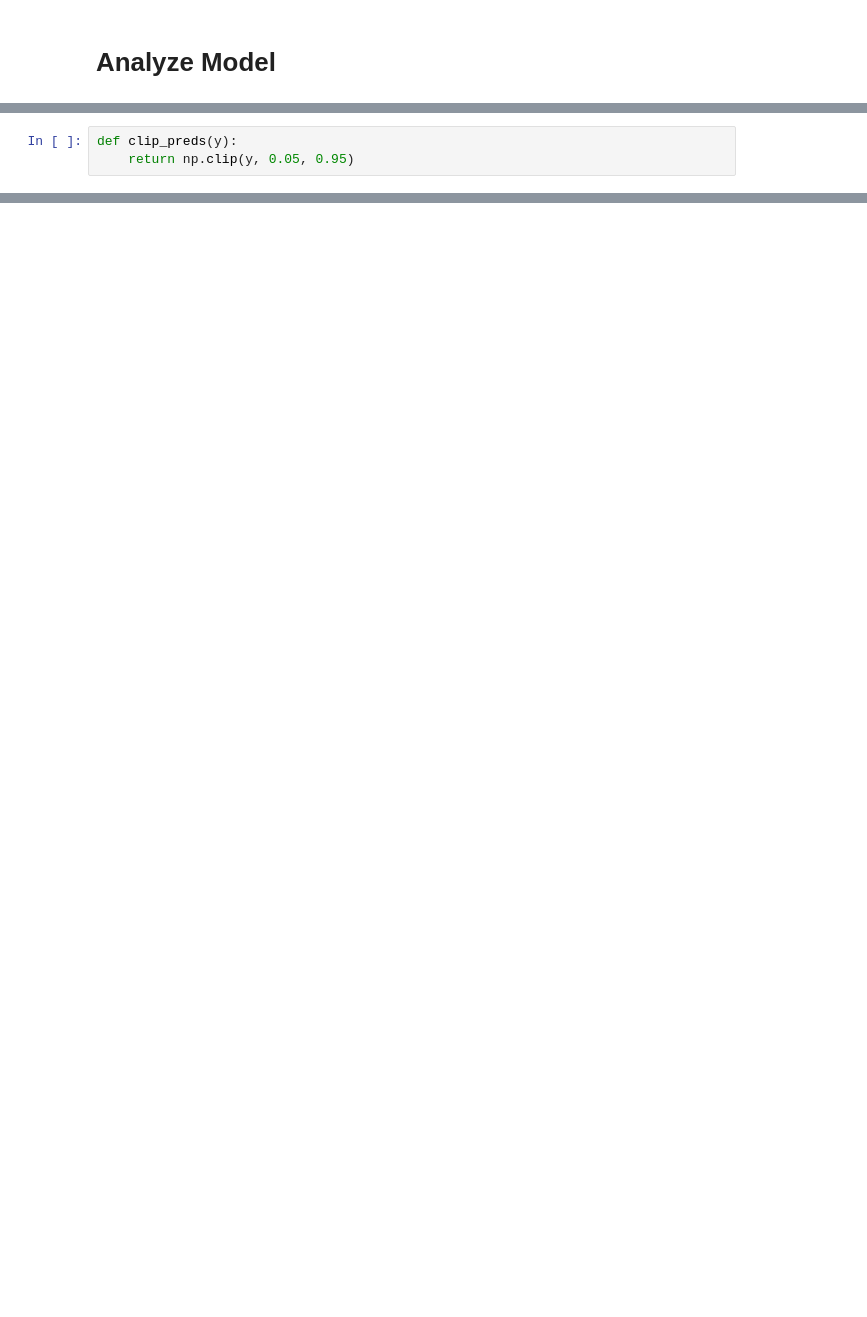
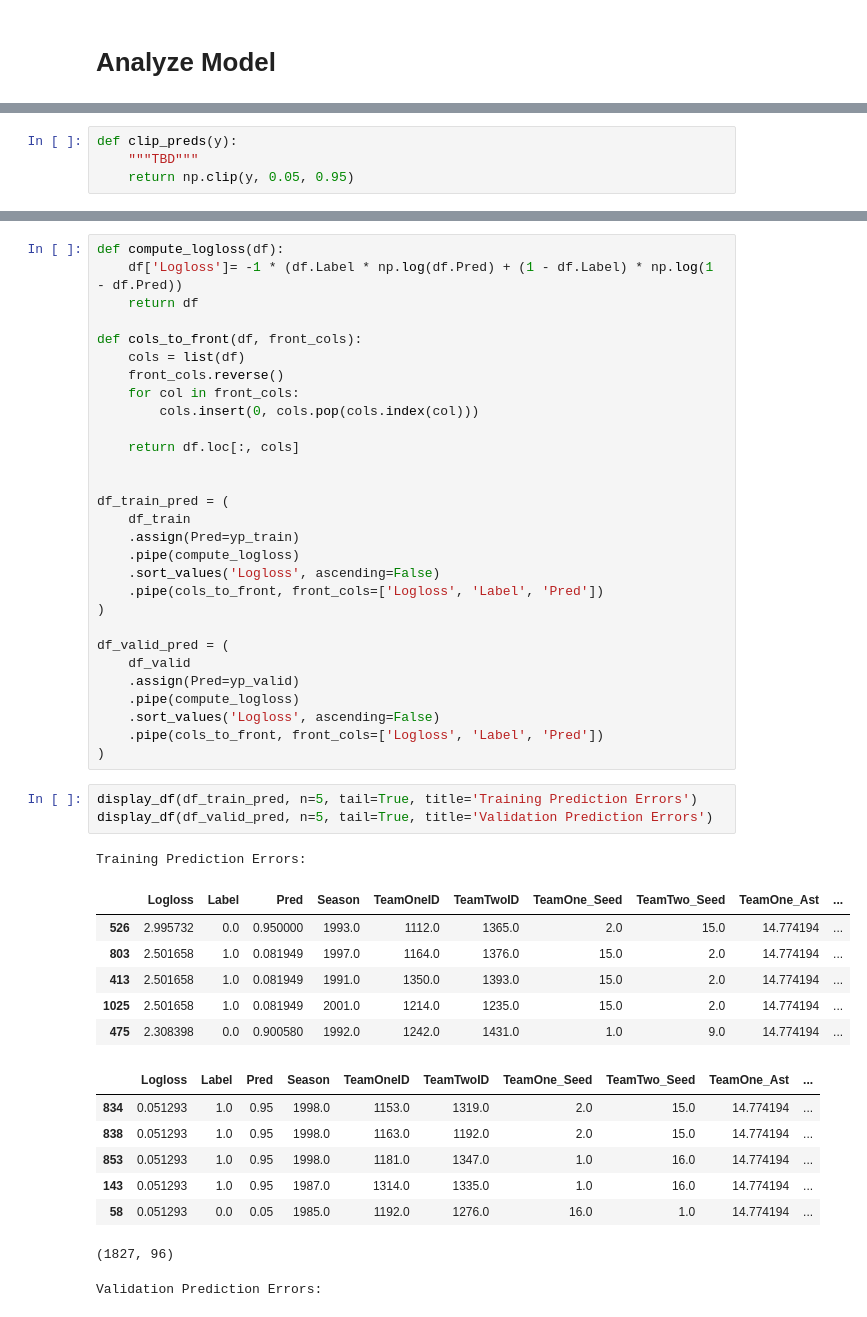
Before and after one commit to aarontrefler/kaggle-ncaa-men-19, a Jupyter notebook: notebooks/AT-0.2-model.ipynb, the cells around one changed output, grey strips where cells are left out. Cells and saved outputs as stored; diff of their text form; blank space fills up the shorter version.

```diff
--- a/notebooks/AT-0.2-model.ipynb
+++ b/notebooks/AT-0.2-model.ipynb
@@ -81,5 +94,6 @@ plt.show()
 # %%
 def clip_preds(y):
+    """TBD"""
     return np.clip(y, 0.05, 0.95)
 # %%
 # Train score
@@ -104,0 +125,48 @@ model_name = "clf_v2"
+# %%
+def compute_logloss(df):
+    df['Logloss']= -1 * (df.Label * np.log(df.Pred) + (1 - df.Label) * np.log(1 - df.Pred))
+    return df
+
+def cols_to_front(df, front_cols):
+    cols = list(df)
+    front_cols.reverse()
+    for col in front_cols:
+        cols.insert(0, cols.pop(cols.index(col)))
+
+    return df.loc[:, cols]
+
+
+df_train_pred = (
+    df_train
+    .assign(Pred=yp_train)
+    .pipe(compute_logloss)
+    .sort_values('Logloss', ascending=False)
+    .pipe(cols_to_front, front_cols=['Logloss', 'Label', 'Pred'])
+)
+
+df_valid_pred = (
+    df_valid
+    .assign(Pred=yp_valid)
+    .pipe(compute_logloss)
+    .sort_values('Logloss', ascending=False)
+    .pipe(cols_to_front, front_cols=['Logloss', 'Label', 'Pred'])
+)
+# %%
+display_df(df_train_pred, n=5, tail=True, title='Training Prediction Errors')
+display_df(df_valid_pred, n=5, tail=True, title='Validation Prediction Errors')
+# %% [output]
+Training Prediction Errors:
+|  | Logloss | Label | Pred | Season | TeamOneID | TeamTwoID | TeamOne_Seed | TeamTwo_Seed | TeamOne_Ast | ... |
+| 526 | 2.995732 | 0.0 | 0.950000 | 1993.0 | 1112.0 | 1365.0 | 2.0 | 15.0 | 14.774194 | ... |
+| 803 | 2.501658 | 1.0 | 0.081949 | 1997.0 | 1164.0 | 1376.0 | 15.0 | 2.0 | 14.774194 | ... |
+| 413 | 2.501658 | 1.0 | 0.081949 | 1991.0 | 1350.0 | 1393.0 | 15.0 | 2.0 | 14.774194 | ... |
+| 1025 | 2.501658 | 1.0 | 0.081949 | 2001.0 | 1214.0 | 1235.0 | 15.0 | 2.0 | 14.774194 | ... |
+| 475 | 2.308398 | 0.0 | 0.900580 | 1992.0 | 1242.0 | 1431.0 | 1.0 | 9.0 | 14.774194 | ... |
+|  | Logloss | Label | Pred | Season | TeamOneID | TeamTwoID | TeamOne_Seed | TeamTwo_Seed | TeamOne_Ast | ... |
+| 834 | 0.051293 | 1.0 | 0.95 | 1998.0 | 1153.0 | 1319.0 | 2.0 | 15.0 | 14.774194 | ... |
+| 838 | 0.051293 | 1.0 | 0.95 | 1998.0 | 1163.0 | 1192.0 | 2.0 | 15.0 | 14.774194 | ... |
+| 853 | 0.051293 | 1.0 | 0.95 | 1998.0 | 1181.0 | 1347.0 | 1.0 | 16.0 | 14.774194 | ... |
+| 143 | 0.051293 | 1.0 | 0.95 | 1987.0 | 1314.0 | 1335.0 | 1.0 | 16.0 | 14.774194 | ... |
+| 58 | 0.051293 | 0.0 | 0.05 | 1985.0 | 1192.0 | 1276.0 | 16.0 | 1.0 | 14.774194 | ... |
+(1827, 96)
+Validation Prediction Errors:
```
Also changed, not shown: parts of 19 cells of this notebook, 3 other files.
